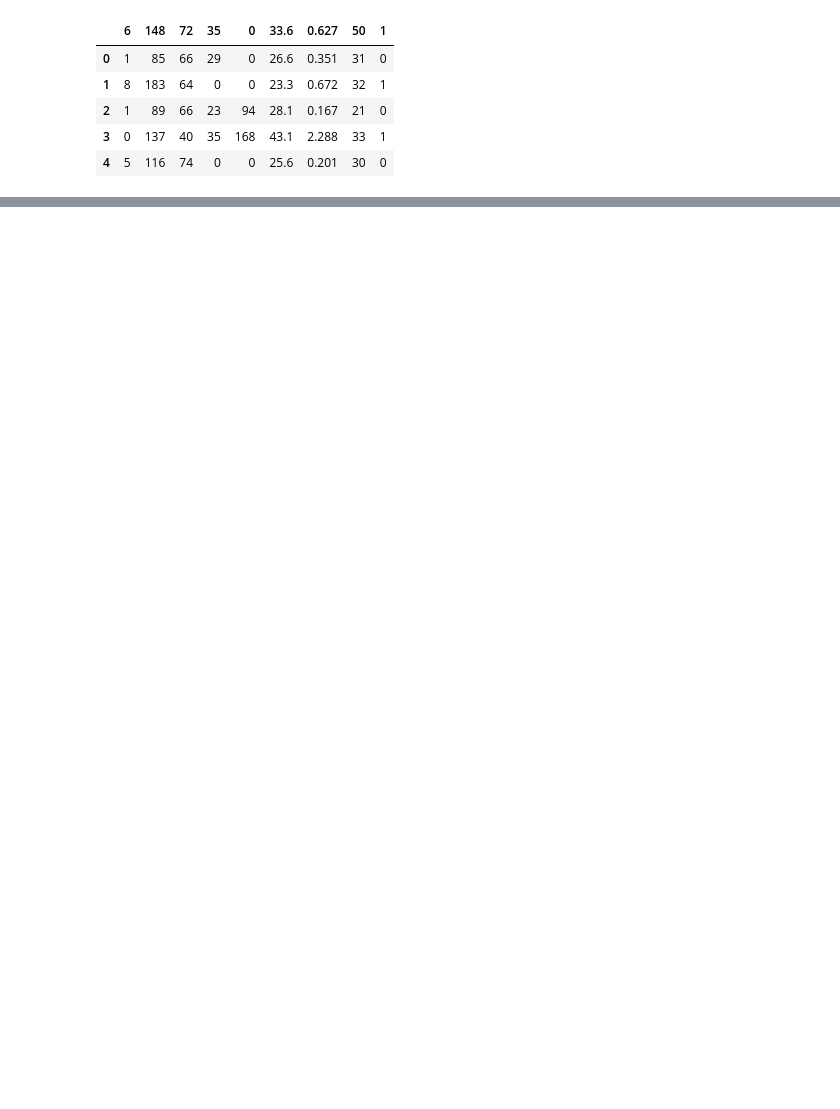
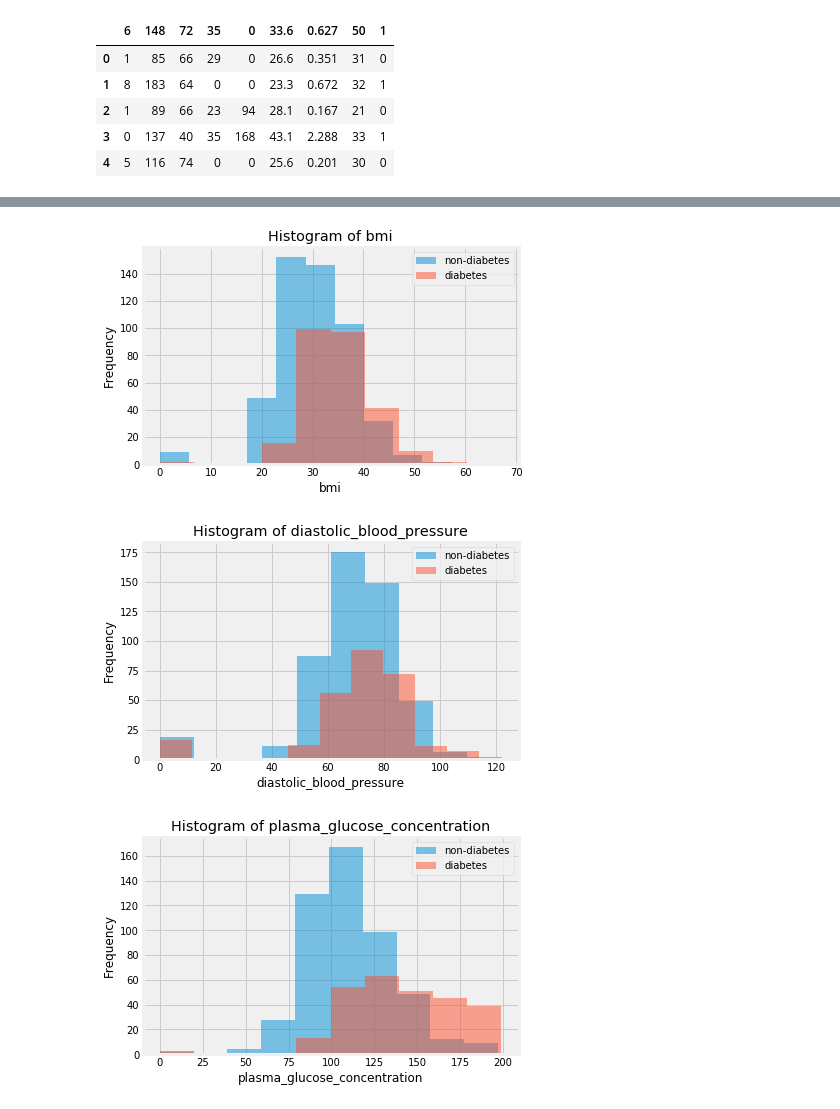
Before and after one commit to SuperSupeng/Data-analysis-with-python, a Jupyter notebook: dataAnalysis/Feature understanding/Feature enhanced.ipynb, the cells around one changed output, grey strips where cells are left out. Saved outputs shown, nothing was run; the diff lists cells and outputs as text; code cells hidden in the pictures; blank space fills up the shorter version.

```diff
--- a/dataAnalysis/Feature understanding/Feature enhanced.ipynb
+++ b/dataAnalysis/Feature understanding/Feature enhanced.ipynb
@@ -19,0 +51,13 @@ pima.head()
+# %%
+for col in ['bmi', 'diastolic_blood_pressure', 'plasma_glucose_concentration']:
+    plt.hist(pima[pima['onset_diabetes']==0][col], 10, alpha=0.5, label='non-diabetes')
+    plt.hist(pima[pima['onset_diabetes']==1][col], 10, alpha=0.5, label='diabetes')
+    plt.legend(loc='upper right')
+    plt.xlabel(col)
+    plt.ylabel('Frequency')
+    plt.title('Histogram of {}'.format(col))
+    plt.show()
+# %% [output]
+[figure, added]
+[figure, added]
+[figure, added]
```
Also changed, not shown: parts of 10 cells of this notebook.
